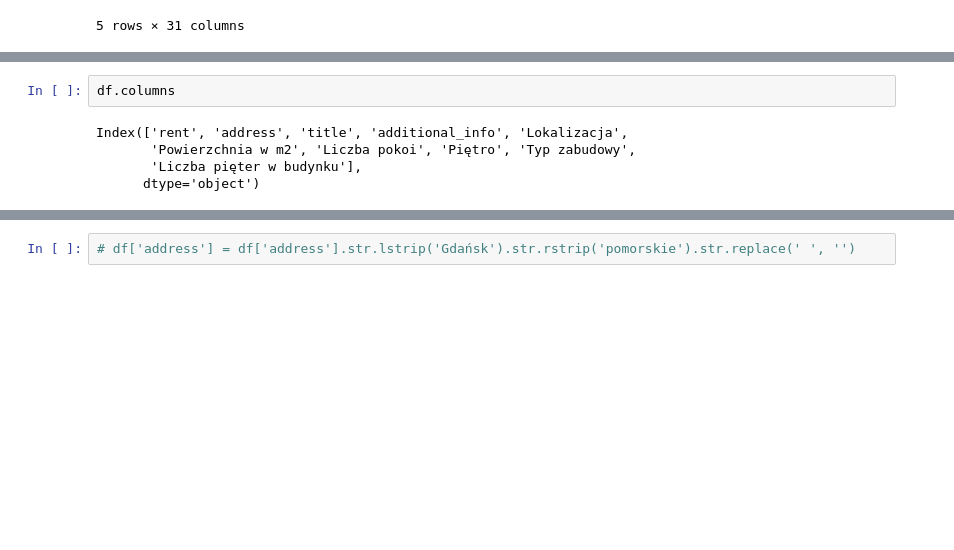
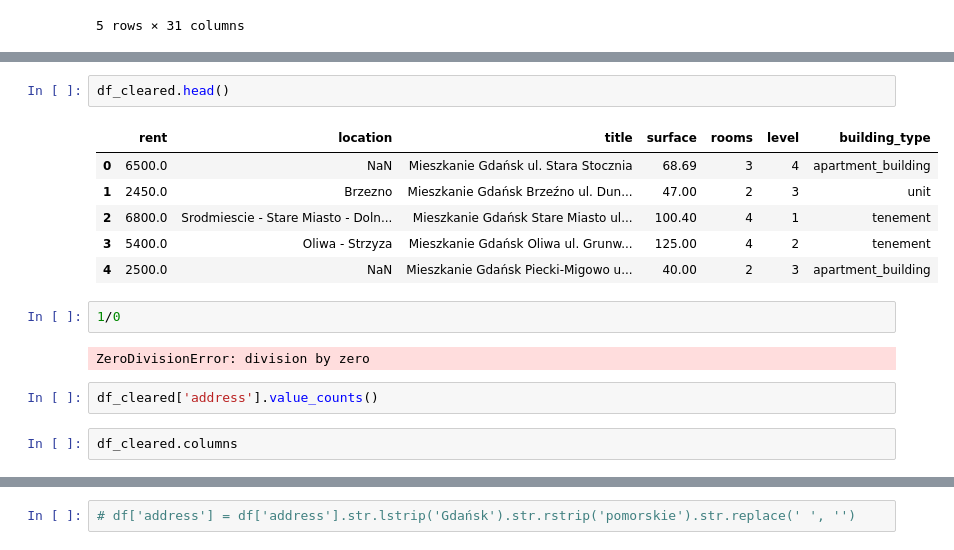
Before and after one commit to Mateusz-Matejko/masters_thesis, a Jupyter notebook: project/data_prepocessing/gratka_process.ipynb, the cells around one changed output, grey strips where cells are left out. Drawn from its saved outputs; the diff is of its cells as text; blank space fills up the shorter version.

```diff
--- a/project/data_prepocessing/gratka_process.ipynb
+++ b/project/data_prepocessing/gratka_process.ipynb
@@ -379,9 +399,19 @@ Im in if
+# %%
+df_cleared.head()
+# %% [output]
+|  | rent | location | title | surface | rooms | level | building_type |
+| 0 | 6500.0 | NaN | Mieszkanie Gdańsk ul. Stara Stocznia | 68.69 | 3 | 4 | apartment_building |
+| 1 | 2450.0 | Brzezno | Mieszkanie Gdańsk Brzeźno ul. Dun... | 47.00 | 2 | 3 | unit |
+| 2 | 6800.0 | Srodmiescie - Stare Miasto - Doln... | Mieszkanie Gdańsk Stare Miasto ul... | 100.40 | 4 | 1 | tenement |
+| 3 | 5400.0 | Oliwa - Strzyza | Mieszkanie Gdańsk Oliwa ul. Grunw... | 125.00 | 4 | 2 | tenement |
+| 4 | 2500.0 | NaN | Mieszkanie Gdańsk Piecki-Migowo u... | 40.00 | 2 | 3 | apartment_building |
+# %%
+1/0
+# %% [output]
+ZeroDivisionError: division by zero
+# %%
+df_cleared['address'].value_counts()
 # %%
-df.columns
+df_cleared.columns
-# %% [output]
-Index(['rent', 'address', 'title', 'additional_info', 'Lokalizacja',
-       'Powierzchnia w m2', 'Liczba pokoi', 'Piętro', 'Typ zabudowy',
-       'Liczba pięter w budynku'],
-      dtype='object')
 # %%
 df_cleared.isna().sum()
```
Also changed, not shown: parts of 19 cells of this notebook, 2 other files.
